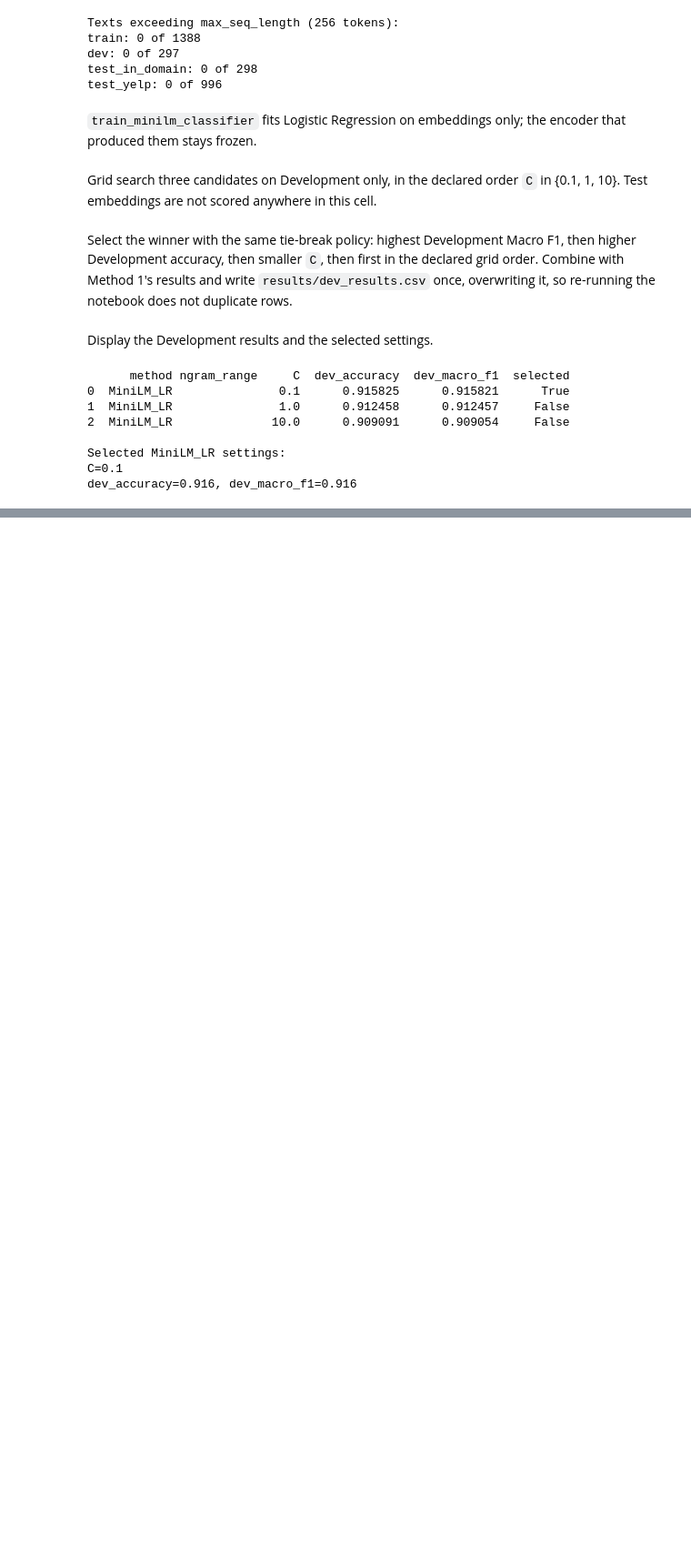
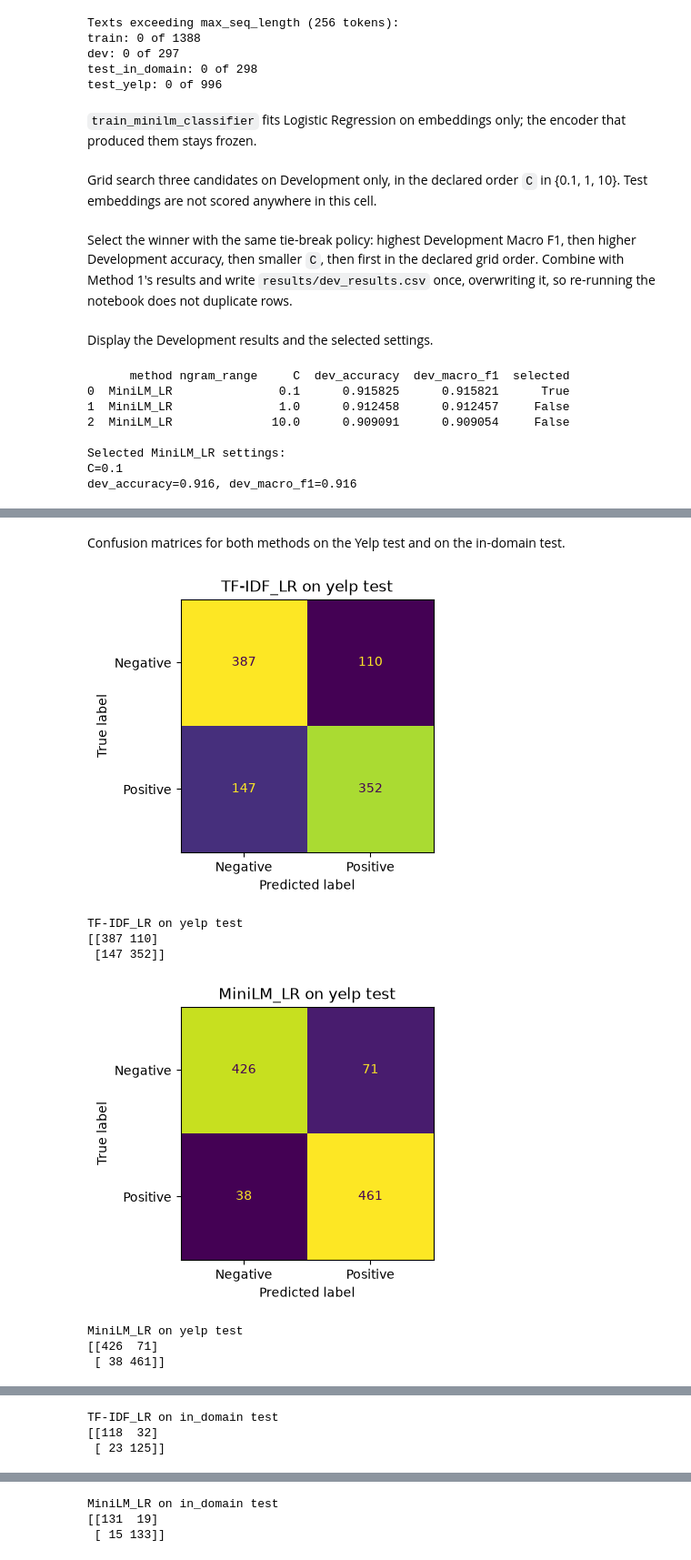
Before and after one commit to itsMo33/nlp-project, a Jupyter notebook: sentiment_project.ipynb, the cells around one changed output, grey strips where cells are left out. Shown at 91% size. Drawn from its saved outputs; the diff is of its cells as text; code cells hidden in the pictures; blank space fills up the shorter version.

Commit message:
Final evaluation on in-domain and Yelp test sets

```diff
--- a/sentiment_project.ipynb
+++ b/sentiment_project.ipynb
@@ -815,0 +859,14 @@ dev_accuracy=0.916, dev_macro_f1=0.916
+# %%
+test_splits = {
+    "in_domain": split_df[split_df["split"] == "test_in_domain"].reset_index(drop=True),
+    "yelp": split_df[split_df["split"] == "test_yelp"].reset_index(drop=True),
+}
+test_embeddings = {
+    "in_domain": test_in_domain_embeddings,
+    "yelp": test_yelp_embeddings,
+}
+
+test_metrics, test_predictions = evaluate_models(test_splits, test_embeddings)
+
+test_metrics.to_csv(RESULTS / "test_metrics.csv", index=False)
+test_predictions.to_csv(RESULTS / "test_predictions.csv", index=False)
@@ -815,0 +923,41 @@ dev_accuracy=0.916, dev_macro_f1=0.916
+# %% [markdown]
+Confusion matrices for both methods on the Yelp test and on the in-domain test.
+# %%
+from sklearn.metrics import ConfusionMatrixDisplay, confusion_matrix
+
+CONFUSION_LABELS = ["Negative", "Positive"]
+
+
+def plot_confusion_matrix(y_true, y_pred, title, save_path):
+    matrix = confusion_matrix(y_true, y_pred, labels=[0, 1])
+    display = ConfusionMatrixDisplay(confusion_matrix=matrix, display_labels=CONFUSION_LABELS)
+    fig, ax = plt.subplots(figsize=(4, 4))
+    display.plot(ax=ax, colorbar=False)
+    ax.set_title(title)
+    fig.tight_layout()
+    fig.savefig(save_path)
+    plt.show()
+    plt.close(fig)
+    return matrix
+
+
+confusion_matrices = {}
+
+for test_set_name in ["yelp", "in_domain"]:
+    subset = test_predictions[test_predictions["test_set"] == test_set_name]
+    for method_name, pred_col in [("TF-IDF_LR", "pred_tfidf"), ("MiniLM_LR", "pred_minilm")]:
+        title = f"{method_name} on {test_set_name} test"
+        save_path = RESULTS / f"confusion_matrix_{method_name}_{test_set_name}.png"
+        matrix = plot_confusion_matrix(subset["label"], subset[pred_col], title, save_path)
+        confusion_matrices[(method_name, test_set_name)] = matrix
+        print(f"\n{title}")
+        print(matrix)
+# %% [output]
+[figure, added]
+TF-IDF_LR on yelp test
+[[387 110]
+ [147 352]]
+[figure, added]
+MiniLM_LR on yelp test
+[[426  71]
+ [ 38 461]]
@@ -815,0 +965,3 @@ dev_accuracy=0.916, dev_macro_f1=0.916
+TF-IDF_LR on in_domain test
+[[118  32]
+ [ 23 125]]
@@ -815,0 +969,3 @@ dev_accuracy=0.916, dev_macro_f1=0.916
+MiniLM_LR on in_domain test
+[[131  19]
+ [ 15 133]]
```
Also changed, not shown: parts of 11 cells of this notebook, 6 other files.
